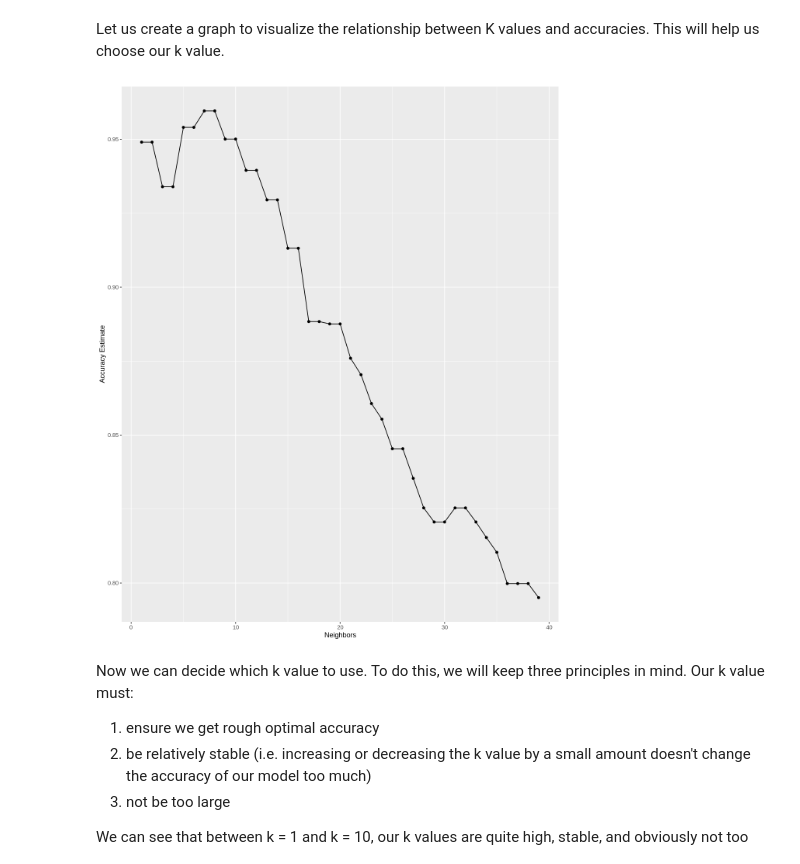
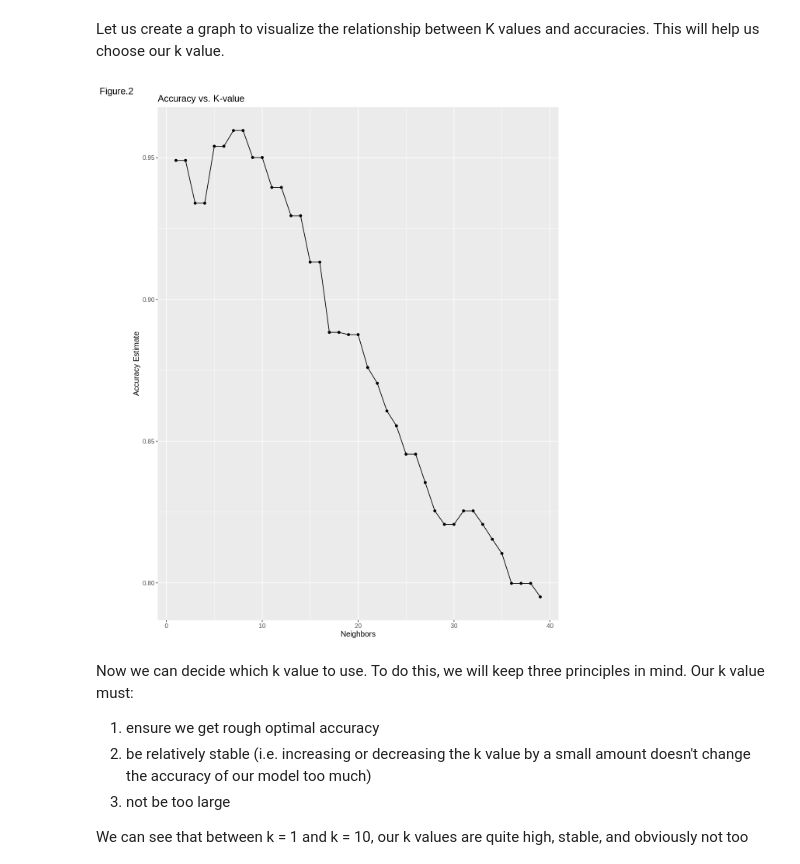
Before and after one commit to cinadia/dsci-project, a Jupyter notebook: Group_Proposal.ipynb, the cells around one changed output. Cells and saved outputs as stored; diff of their text form; code cells hidden in the pictures.

```diff
--- a/Group_Proposal.ipynb
+++ b/Group_Proposal.ipynb
@@ -339,12 +347,15 @@ Let us create a graph to visualize the relationship between K values and accurac
 # %%
 accuracy_vs_k <- ggplot(accuracies, aes(x = neighbors, y = mean)) +
   geom_point() +
   geom_line() +
-  labs(x = "Neighbors", y = "Accuracy Estimate")
+  labs(x = "Neighbors", y = "Accuracy Estimate") +
+  labs(tag = "Figure.2") +
+  ggtitle("Accuracy vs. K-value") +
+  theme(text = element_text(size = 12))
 
 accuracy_vs_k
 # %% [output]
-[figure, old version]
+[figure, new version]
 # %% [markdown]
 Now we can decide which k value to use. To do this, we will keep three principles in mind. Our k value must:
 1. ensure we get rough optimal accuracy
```
Also changed, not shown: parts of 11 cells of this notebook.
